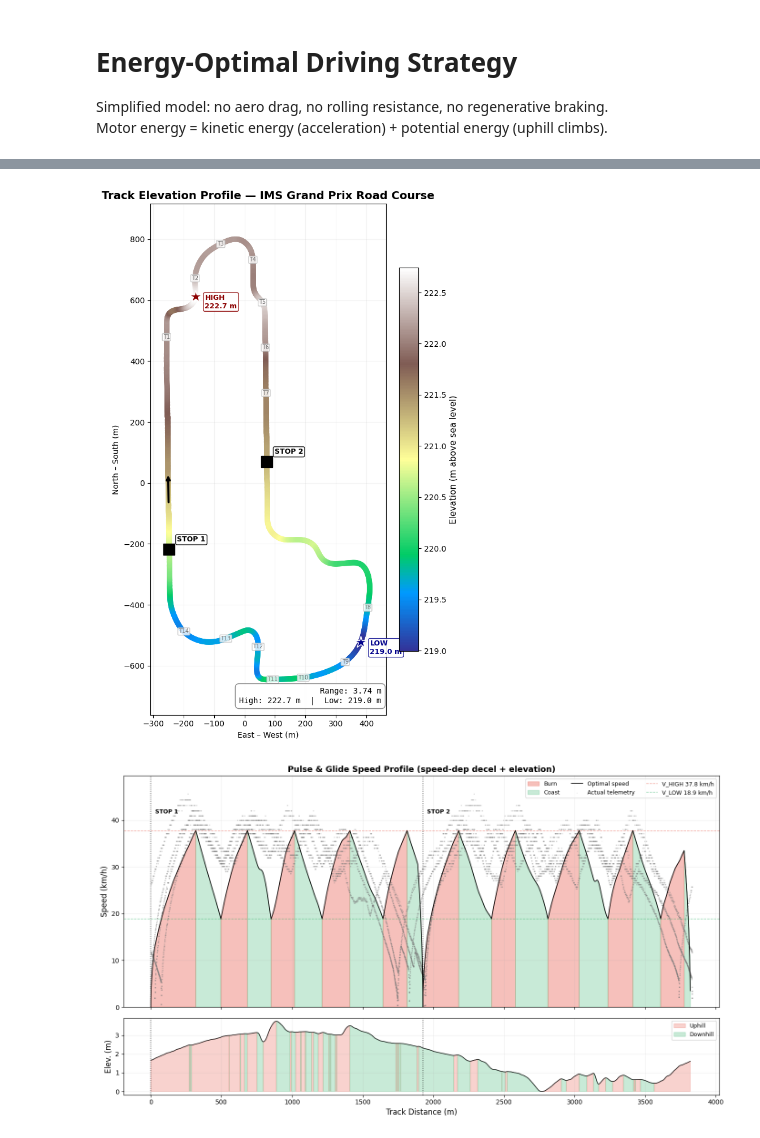
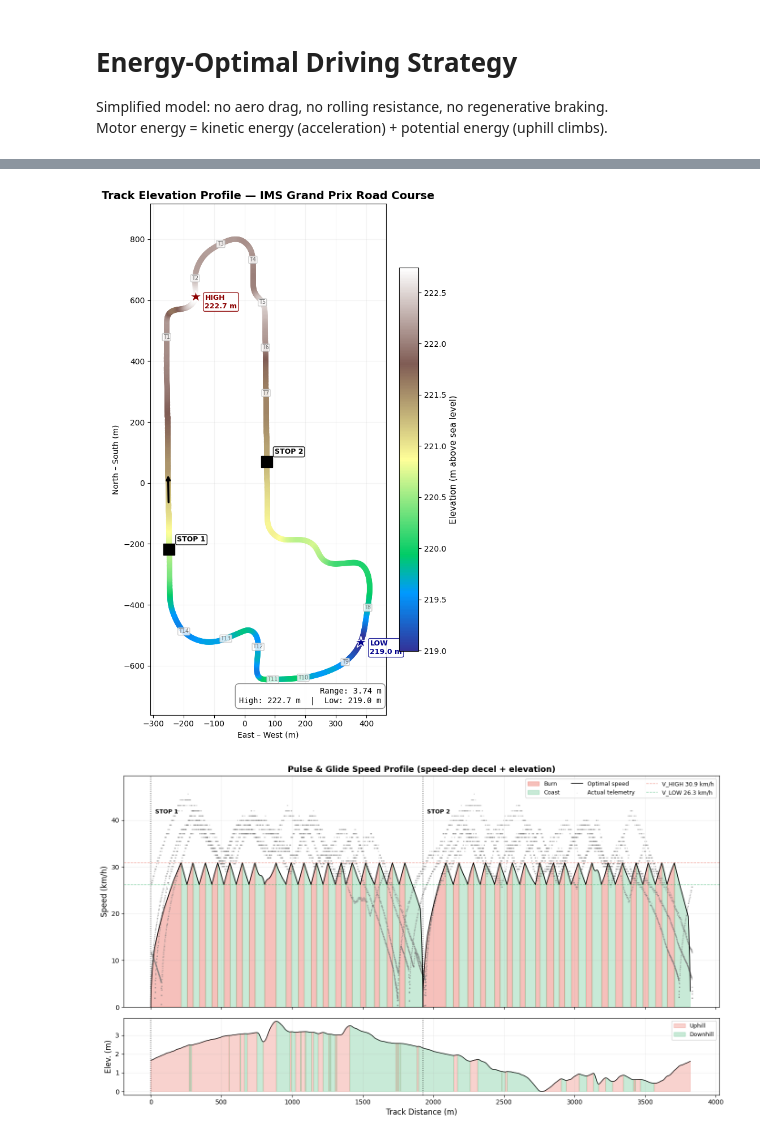
Before and after one commit to KalebACC/UOSM-CleanTelemProcess, a Jupyter notebook: Plotting.ipynb, the cells around one changed output, grey strips where cells are left out. Cells and saved outputs as stored; diff of their text form; code cells hidden in the pictures.

Commit message:
better burn calcs and search path.

```diff
--- a/Plotting.ipynb
+++ b/Plotting.ipynb
@@ -641,7 +646,11 @@ def simulate_segment(L, v_high, v_low, d_start=0.0, dt=0.05):
         a_grade = -G * gr
 
         if mode == 0:  # BURN
-            a_acc = burn_accel(burn_elapsed) + a_grade
+            # 1. Motor Force required to achieve the net 'burn_accel' on flat ground
+            F_motor = MASS_KG * (burn_accel(burn_elapsed) + coast_decel(v))
+
+            # 2. Apply grade to get the actual net acceleration
+            a_acc = (F_motor / MASS_KG) - coast_decel(v) + a_grade
             v_new = max(0, v + a_acc * dt)
             burn_elapsed += dt
 
@@ -655,7 +664,10 @@ def simulate_segment(L, v_high, v_low, d_start=0.0, dt=0.05):
             if remaining - v_new * dt <= d_brake:
                 mode = 1
 
-            energy += 0.5 * MASS_KG * max(0, v_new**2 - v**2)
+            # 3. Calculate actual mechanical work: Work = Force * Distance
+            # Divide by assumed drivetrain efficiency (e.g., 0.85) to get electrical Joules
+            MOTOR_EFFICIENCY = 0.85
+            energy += (F_motor * v * dt) / MOTOR_EFFICIENCY
             v = v_new
 
         else:  # COAST
@@ -692,24 +704,50 @@ def simulate_segment(L, v_high, v_low, d_start=0.0, dt=0.05):
 
 seg_starts = [0, HALF_1]
 
-# Binary search for V_HIGH that meets the time budget
-v_lo_search, v_hi_search = 1.0, V_MAX
-for _ in range(80):
-    v_mid = (v_lo_search + v_hi_search) / 2
-    v_low_test = v_mid * V_LOW_FRAC
+# Sweep V_LOW_FRAC to find the optimal combination
+best_energy = float('inf')
+best_v_high = 0.0
+best_v_low_frac = 0.0
+
+print("Sweeping V_LOW_FRAC to find optimal strategy...")
+for frac in np.arange(0.30, 0.851, 0.05):
+    # Binary search for V_HIGH that meets the time budget
+    v_lo_search, v_hi_search = 1.0, V_MAX
+    for _ in range(50):
+        v_mid = (v_lo_search + v_hi_search) / 2
+        v_low_test = v_mid * frac
+        t_total = 0
+        energy_total = 0
+        for j, L in enumerate(SEG_LENGTHS):
+            _, _, _, e_seg, t_seg, _ = simulate_segment(L, v_mid, v_low_test,
+                                                    d_start=seg_starts[j])
+            t_total += t_seg
+            energy_total += e_seg
+        if t_total > TIME_PER_LAP:
+            v_lo_search = v_mid
+        else:
+            v_hi_search = v_mid
+
+    # Evaluate at the found V_HIGH
     t_total = 0
+    energy_total = 0
     for j, L in enumerate(SEG_LENGTHS):
-        _, _, _, _, t_seg, _ = simulate_segment(L, v_mid, v_low_test,
+        _, _, _, e_seg, t_seg, _ = simulate_segment(L, v_hi_search, v_hi_search * frac,
                                                 d_start=seg_starts[j])
         t_total += t_seg
-    if t_total > TIME_PER_LAP:
-        v_lo_search = v_mid
-    else:
-        v_hi_search = v_mid
-V_HIGH = v_hi_search
+        energy_total += e_seg
+
+    if energy_total < best_energy and t_total <= TIME_PER_LAP + 1.0:
+        best_energy = energy_total
+        best_v_high = v_hi_search
+        best_v_low_frac = frac
+
+V_LOW_FRAC = best_v_low_frac
+V_HIGH = best_v_high
 V_LOW = V_HIGH * V_LOW_FRAC
 
-print(f"\nOptimal V_HIGH: {V_HIGH:.2f} m/s ({V_HIGH*3.6:.1f} km/h)")
+print(f"\nOptimal V_LOW_FRAC: {V_LOW_FRAC:.2f}")
+print(f"Optimal V_HIGH: {V_HIGH:.2f} m/s ({V_HIGH*3.6:.1f} km/h)")
 print(f"Coast to V_LOW: {V_LOW:.2f} m/s ({V_LOW*3.6:.1f} km/h)")
 print(f"Braking dist from V_HIGH: {braking_distance(V_HIGH):.0f} m "
       f"({braking_time(V_HIGH):.1f}s)")
@@ -993,5 +1028,5 @@ Efficiency: 195.5 km/kWh
 [figure]
-[figure, old version]
+[figure, new version]
 =================================================================
   PULSE & GLIDE STRATEGY (speed-dep decel + elevation)
 =================================================================
```
Also changed, not shown: parts of 2 cells of this notebook.
